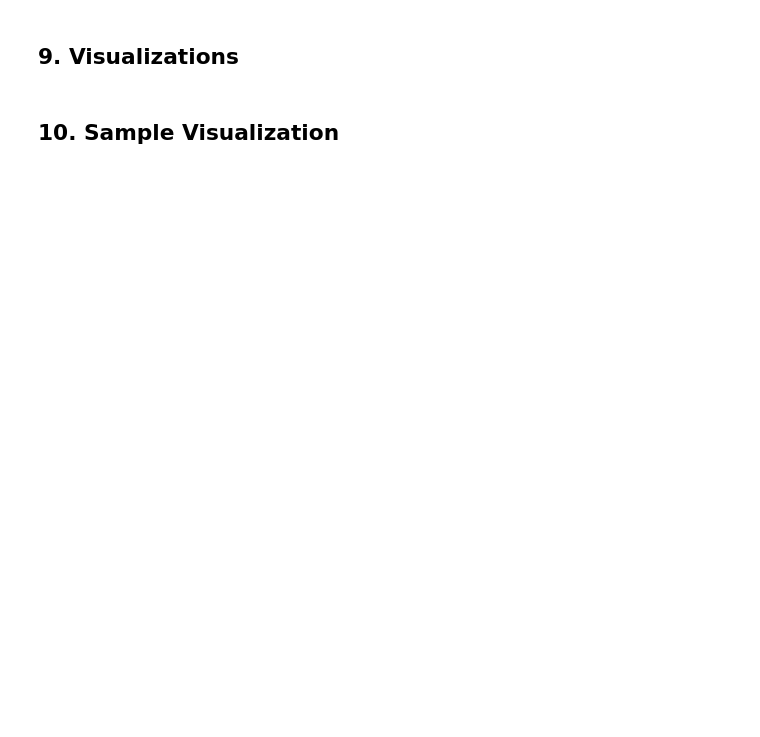
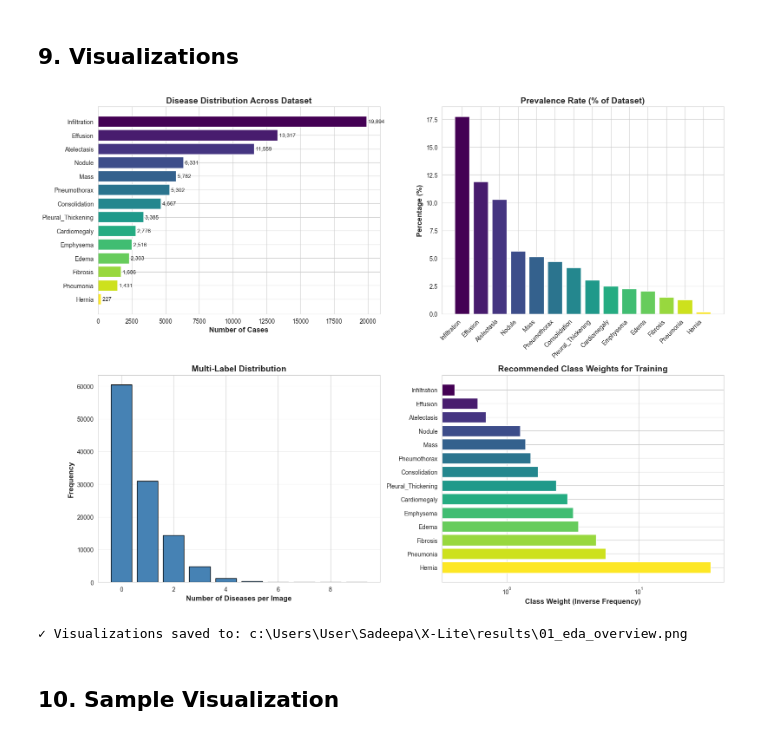
Before and after one commit to dinethsadee01/X-Lite, a Jupyter notebook: notebooks/local/01_data_exploration.ipynb, the cells around one changed output. Drawn from its saved outputs; the diff is of its cells as text; code cells hidden in the pictures; blank space fills up the shorter version.

```diff
--- a/notebooks/local/01_data_exploration.ipynb
+++ b/notebooks/local/01_data_exploration.ipynb
@@ -67,23 +103,25 @@ print(df.describe())
 ## 4. Disease Label Analysis
 # %%
 # Parse disease labels (column 1 contains pipe-separated labels)
+# NOTE: We use 14 sigmoid outputs (one per disease)
+# "No Finding" is handled at inference: if all 14 outputs < threshold → No Finding
+
 label_column = df.iloc[:, 1]  # Typically column 1 (index 1) has labels
 
 # Count each disease occurrence
 disease_counts = {}
 total_labels = 0
-images_with_no_finding = 0
+images_with_no_disease = 0
 
 for labels in label_column:
     if pd.isna(labels):
-        images_with_no_finding += 1
+        images_with_no_disease += 1
         continue
 
     label_str = str(labels).strip()
 
     if label_str == 'No Finding':
-        images_with_no_finding += 1
-        total_labels += 1
+        images_with_no_disease += 1
     else:
         # Split by pipe and count
         diseases = [d.strip() for d in label_str.split('|')]
@@ -92,17 +130,17 @@ for labels in label_column:
             total_labels += 1
 
 print("="*70)
-print("DISEASE LABEL DISTRIBUTION")
+print("DISEASE LABEL DISTRIBUTION (14 Sigmoid Outputs)")
 print("="*70)
 
 # Sort by count
 sorted_diseases = sorted(disease_counts.items(), key=lambda x: x[1], reverse=True)
 
 print(f"\nTotal Disease Occurrences: {total_labels:,}")
-print(f"Images with 'No Finding': {images_with_no_finding:,} ({images_with_no_finding/len(df)*100:.1f}%)")
-print(f"\nDisease Counts:")
-print("-"*70)
-print(f"{'Rank':<6} {'Disease':<30} {'Count':<12} {'Percentage':<12}")
+print(f"Images with 'No Finding': {images_with_no_disease:,} ({images_with_no_disease/len(df)*100:.1f}%)")
+print(f"Images with ≥1 disease: {len(df) - images_with_no_disease:,} ({(len(df)-images_with_no_disease)/len(df)*100:.1f}%)")
+
+print(f"\n{'Rank':<6} {'Disease (Output Head)':<30} {'Count':<12} {'Percentage':<12}")
 print("-"*70)
 
 for rank, (disease, count) in enumerate(sorted_diseases, 1):
@@ -110,3 +148,5 @@ for rank, (disease, count) in enumerate(sorted_diseases, 1):
     print(f"{rank:<6} {disease:<30} {count:<12,} {percentage:<12.2f}%")
 
 print("-"*70)
+print(f"\n✓ Total Output Heads: {len(sorted_diseases)} (14 sigmoid outputs)")
+print(f"✓ No Finding: Derived at inference (all outputs < threshold)")
@@ -294,35 +428,43 @@ axes[0, 0].invert_yaxis()
 for i, v in enumerate(counts_list):
     axes[0, 0].text(v, i, f' {v:,}', va='center', fontsize=9)
 
 # Plot 2: Disease Percentage
 percentages = [(c/len(df)*100) for c in counts_list]
 axes[0, 1].bar(range(len(diseases)), percentages, color=colors)
 axes[0, 1].set_xticks(range(len(diseases)))
 axes[0, 1].set_xticklabels(diseases, rotation=45, ha='right')
 axes[0, 1].set_ylabel('Percentage (%)', fontsize=12, fontweight='bold')
 axes[0, 1].set_title('Prevalence Rate (% of Dataset)', fontsize=14, fontweight='bold')
 
 # Plot 3: Diseases per Image
 disease_dist = df['num_diseases'].value_counts().sort_index()
 axes[1, 0].bar(disease_dist.index, disease_dist.values, color='steelblue', edgecolor='black')
 axes[1, 0].set_xlabel('Number of Diseases per Image', fontsize=12, fontweight='bold')
 axes[1, 0].set_ylabel('Frequency', fontsize=12, fontweight='bold')
 axes[1, 0].set_title('Multi-Label Distribution', fontsize=14, fontweight='bold')
 axes[1, 0].grid(axis='y', alpha=0.3)
 
 # Plot 4: Class Weight Distribution (Log scale)
 weights = [class_weights[d] for d in diseases]
 axes[1, 1].barh(diseases, weights, color=colors)
 axes[1, 1].set_xlabel('Class Weight (Inverse Frequency)', fontsize=12, fontweight='bold')
 axes[1, 1].set_title('Recommended Class Weights for Training', fontsize=14, fontweight='bold')
 axes[1, 1].set_xscale('log')
 axes[1, 1].invert_yaxis()
 
 plt.tight_layout()
-plt.savefig('../../results/01_eda_overview.png', dpi=300, bbox_inches='tight')
+
+# Create results directory if it doesn't exist
+results_dir = project_root / 'results'
+results_dir.mkdir(exist_ok=True)
+
+plt.savefig(results_dir / '01_eda_overview.png', dpi=300, bbox_inches='tight')
 plt.show()
 
-print("✓ Visualizations saved to: results/01_eda_overview.png")
+print(f"✓ Visualizations saved to: {results_dir / '01_eda_overview.png'}")
+# %% [output]
+[figure, added]
+✓ Visualizations saved to: c:\Users\User\Sadeepa\X-Lite\results\01_eda_overview.png
 # %% [markdown]
 ## 10. Sample Visualization
 # %%
```
Also changed, not shown: parts of 12 cells of this notebook, 2 other files.
